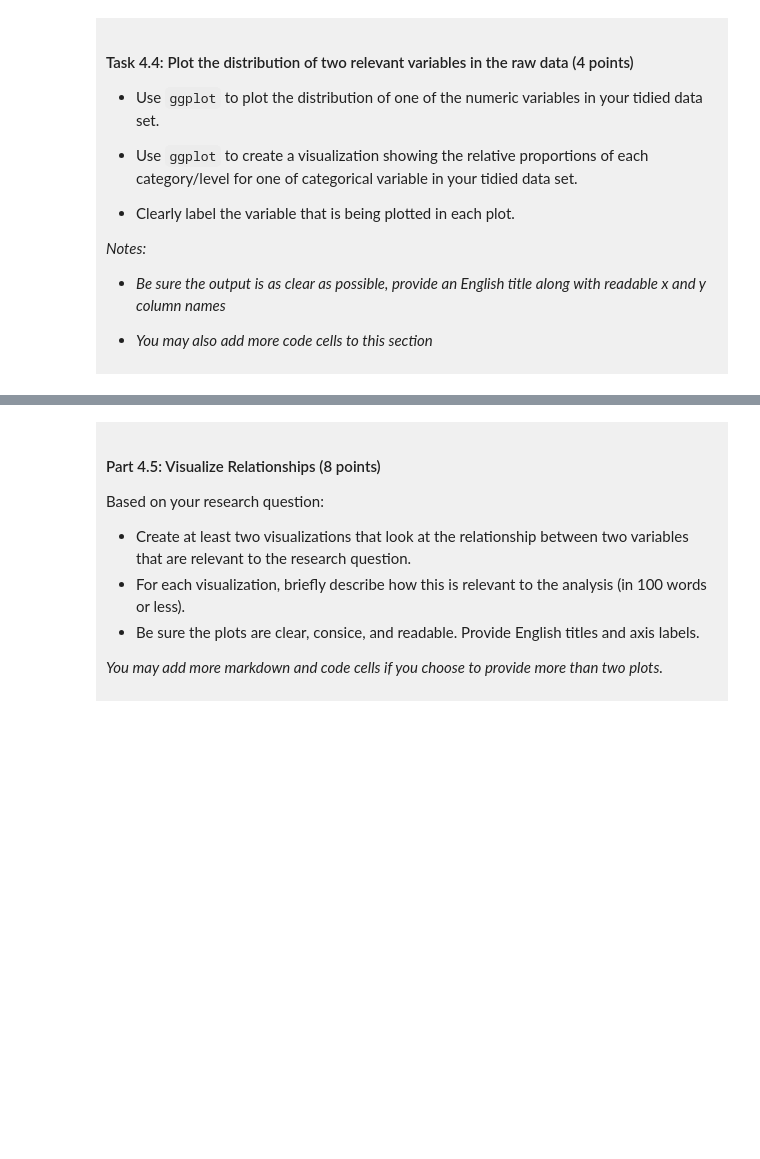
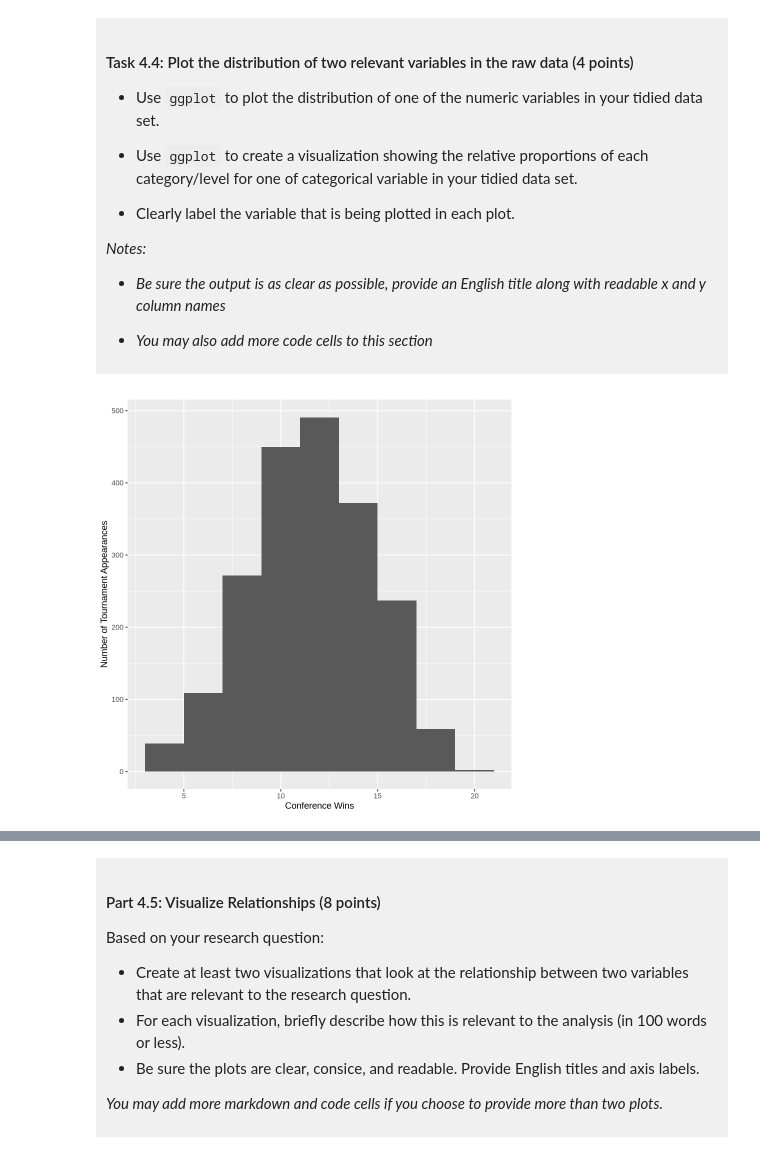
Before and after one commit to MasterJJshen/dsci-100-project-zhiheng-shao, a Jupyter notebook: dsci-100-project-notebook.ipynb, the cells around one changed output, grey strips where cells are left out. Saved outputs shown, nothing was run; the diff lists cells and outputs as text; code cells hidden in the pictures; blank space fills up the shorter version.

```diff
--- a/dsci-100-project-notebook.ipynb
+++ b/dsci-100-project-notebook.ipynb
@@ -295,5 +335,13 @@ You will refine your research question (if needed) and produce a tidy data set.
 
 </div>
 # %%
-### EDIT THIS CODE CELL FOR PLOT 1 ###
+madness_data|>
+    ggplot(aes(x=conf_wins))+
+    geom_histogram(binwidth = 2, na.rm = TRUE)+
+    labs(tittle = "Distribution of Conference Wins",
+         x="Conference Wins",
+         y="Number of Tournament Appearances"
+    )
+# %% [output]
+[figure, added]
 # %%
```
Also changed, not shown: parts of 7 cells of this notebook.
